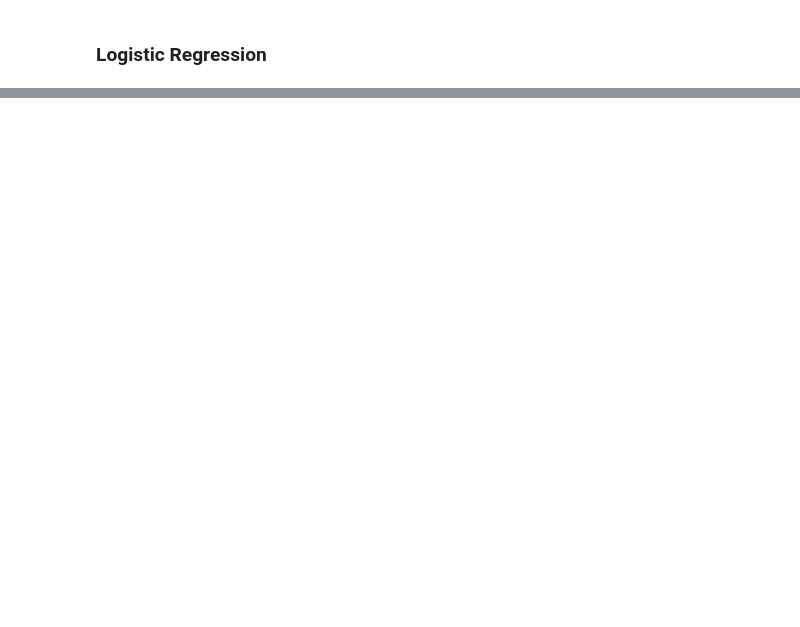
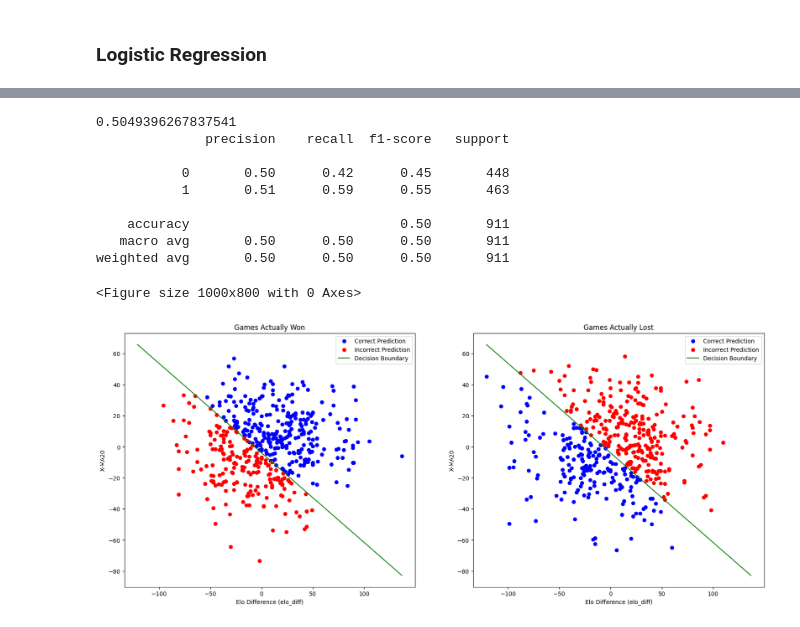
Before and after one commit to okeanskiy/online-chess-win-predictions, a Jupyter notebook: logistic_regression_model.ipynb, the cells around one changed output, grey strips where cells are left out. Saved outputs shown, nothing was run; the diff lists cells and outputs as text; code cells hidden in the pictures; blank space fills up the shorter version.

Commit message:
Update logistic_regression_model.ipynb
Added scatter plots with logit line

```diff
--- a/logistic_regression_model.ipynb
+++ b/logistic_regression_model.ipynb
@@ -139,3 +139,74 @@ weighted avg       0.52      0.52      0.51       910
+# %%
+X = df[['elo_diff', 'x-ma20']]  # Predictors
+X_train, X_test, y_train, y_test = train_test_split(X, y, test_size=0.2, random_state=42)
+
+model = LogisticRegression()
+model.fit(X_train, y_train)
+
+predictions = model.predict(X_test)
+
+print(accuracy_score(y_test, predictions))
+print(classification_report(y_test, predictions))
+
+# Create a 2D scatter plot
+plt.figure(figsize=(10, 8))
+
+# Set up a figure with two subplots
+fig, (ax1, ax2) = plt.subplots(1, 2, figsize=(20, 8))
+
+# Adding a logit line
+coef = model.coef_[0]
+intercept = model.intercept_
+
+# Create a grid of values
+x_values = np.linspace(X_test['elo_diff'].min(), X_test['elo_diff'].max())
+# Calculate the decision boundary (this is for a binary classifier with a 0.5 threshold)
+y_values = -(intercept + coef[0] * x_values) / coef[1]
+
+# Games actually won
+actually_won = y_test == 1
+correct_predictions_won = (predictions == y_test) & actually_won
+incorrect_predictions_won = (predictions != y_test) & actually_won
+
+ax1.scatter(X_test.loc[correct_predictions_won, 'elo_diff'], X_test.loc[correct_predictions_won, 'x-ma20'],
+            color='blue', label='Correct Prediction')
+ax1.scatter(X_test.loc[incorrect_predictions_won, 'elo_diff'], X_test.loc[incorrect_predictions_won, 'x-ma20'],
+            color='red', label='Incorrect Prediction')
+ax1.plot(x_values, y_values, label='Decision Boundary', color='green')
+ax1.set_title('Games Actually Won')
+ax1.set_xlabel('Elo Difference (elo_diff)')
+ax1.set_ylabel('X-MA20')
+ax1.legend()
+
+# Games actually lost
+actually_lost = y_test == 0
+correct_predictions_lost = (predictions == y_test) & actually_lost
+incorrect_predictions_lost = (predictions != y_test) & actually_lost
+
+ax2.scatter(X_test.loc[correct_predictions_lost, 'elo_diff'], X_test.loc[correct_predictions_lost, 'x-ma20'],
+            color='blue', label='Correct Prediction')
+ax2.scatter(X_test.loc[incorrect_predictions_lost, 'elo_diff'], X_test.loc[incorrect_predictions_lost, 'x-ma20'],
+            color='red', label='Incorrect Prediction')
+ax2.plot(x_values, y_values, label='Decision Boundary', color='green')
+ax2.set_title('Games Actually Lost')
+ax2.set_xlabel('Elo Difference (elo_diff)')
+ax2.set_ylabel('X-MA20')
+ax2.legend()
+
+# Display the plots
+plt.show()
+# %% [output]
+0.5049396267837541
+              precision    recall  f1-score   support
+
+           0       0.50      0.42      0.45       448
+           1       0.51      0.59      0.55       463
+
+    accuracy                           0.50       911
+   macro avg       0.50      0.50      0.50       911
+weighted avg       0.50      0.50      0.50       911
+<Figure size 1000x800 with 0 Axes>
+[figure, added]
 # %%
 X = df[['elo_diff', 'x-ma5']]  # Predictors
 
```
Also changed, not shown: parts of 6 cells of this notebook.
